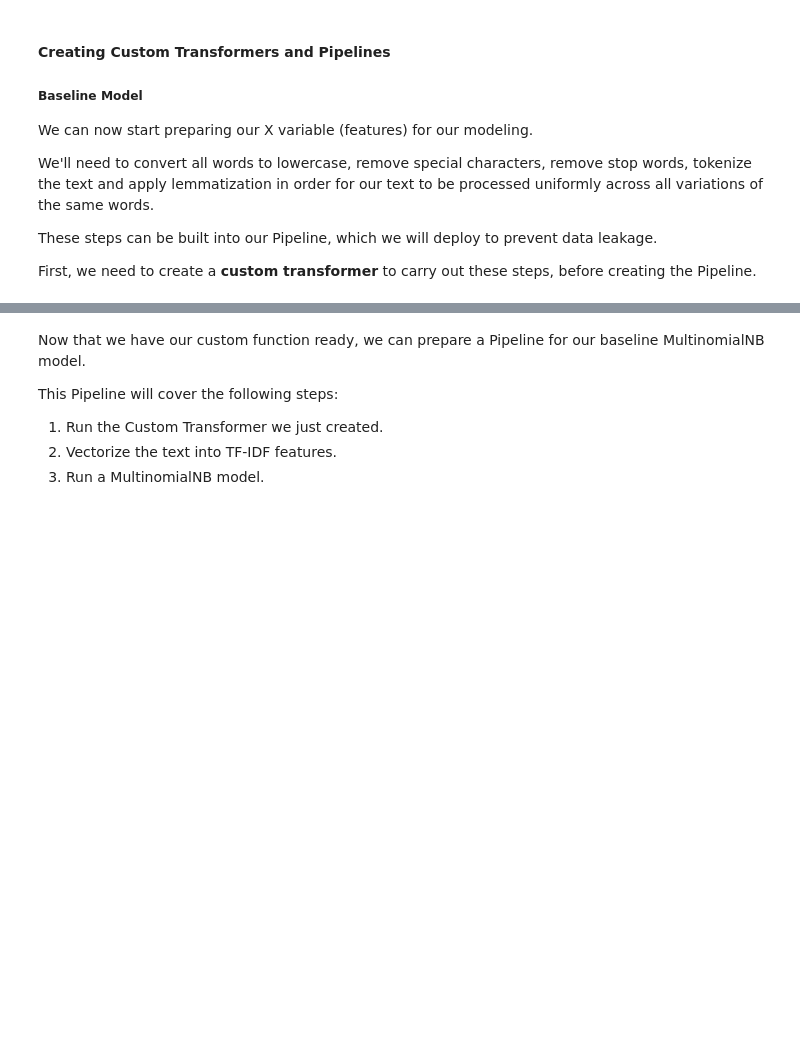
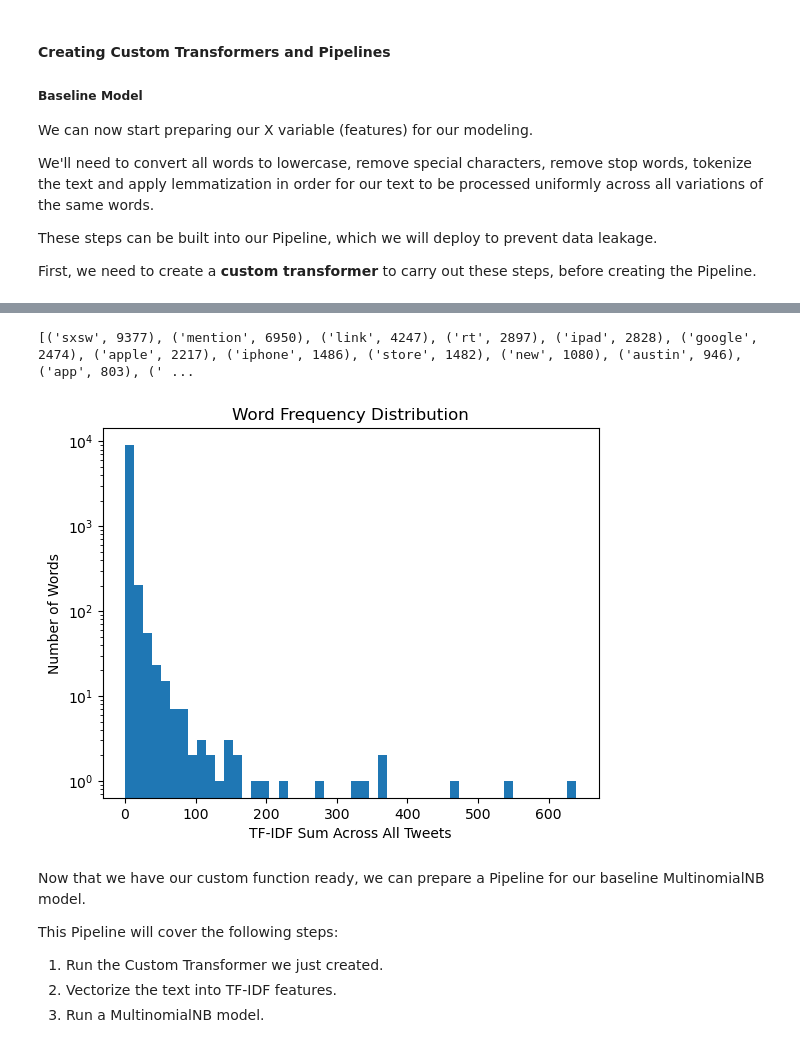
Before and after one commit to momopajamas/twitter-analysis-project, a Jupyter notebook: notebook.ipynb, the cells around one changed output, grey strips where cells are left out. Drawn from its saved outputs; the diff is of its cells as text; code cells hidden in the pictures; blank space fills up the shorter version.

```diff
--- a/notebook.ipynb
+++ b/notebook.ipynb
@@ -296,11 +301,16 @@ class TextPreprocessor(BaseEstimator, TransformerMixin):
     1) Lower case the text,
     2) Remove special characters,
     3) Tokenize the text,
-    4) Lemmatize the text
+    4) Remove stop words
+    5) Lemmatize the text
     """
     # initializing Lemmatizer for later use
-    def __init__(self):
+    def __init__(self, custom_stopwords=None):
         self.lemmatizer = WordNetLemmatizer()
+        self.stop_words = set(stopwords.words('english')) # loading standard NLTK stop words
+        # if custom stop words are provided, add them to the standard set
+        if custom_stopwords is not None and len(custom_stopwords) > 0:
+            self.stop_words.update(custom_stopwords) # adding custom stop words
 
     # fitting the transformer
     def fit(self, X, y=None):
@@ -319,7 +329,9 @@ class TextPreprocessor(BaseEstimator, TransformerMixin):
 
             tokens = nltk.word_tokenize(word) # tokenizing words
 
-            lemmatized_words = ' '.join([self.lemmatizer.lemmatize(word) for word in tokens]) # lemmatizing the tokens \
+            filtered_tokens = [word for word in tokens if word not in self.stop_words] # removing stop words
+
+            lemmatized_words = ' '.join([self.lemmatizer.lemmatize(word) for word in filtered_tokens]) # lemmatizing the tokens \
                                                                                               # into a list of strings
 
             preprocessed_words.append(lemmatized_words) # adding preprocessed words back to the list
@@ -327,0 +343,14 @@ class TextPreprocessor(BaseEstimator, TransformerMixin):
+# %%
+# Initializing processor
+processor = TextPreprocessor()
+
+processed_tweets = processor.transform(X['tweet_text'])
+
+# tokenizing the tweets
+all_tokens = " ".join(processed_tweets).split()
+
+word_counts = Counter(all_tokens)
+
+print(word_counts.most_common(200))
+# %% [output]
+[('sxsw', 9377), ('mention', 6950), ('link', 4247), ('rt', 2897), ('ipad', 2828), ('google', 2474), ('apple', 2217), ('iphone', 1486), ('store', 1482), ('new', 1080), ('austin', 946), ('app', 803), (' ...
@@ -327,0 +363,15 @@ class TextPreprocessor(BaseEstimator, TransformerMixin):
+# %%
+tfidf = TfidfVectorizer()
+
+X_tfidf = tfidf.fit_transform(processed_tweets)
+# %%
+
+word_scores = np.array(X_tfidf.sum(axis=0)).flatten()
+plt.hist(word_scores, bins=50)
+plt.yscale("log")  # Log scale to see rare words more clearly
+plt.xlabel("TF-IDF Sum Across All Tweets")
+plt.ylabel("Number of Words")
+plt.title("Word Frequency Distribution")
+plt.show()
+# %% [output]
+[figure, added]
```
Also changed, not shown: parts of 9 cells of this notebook.
